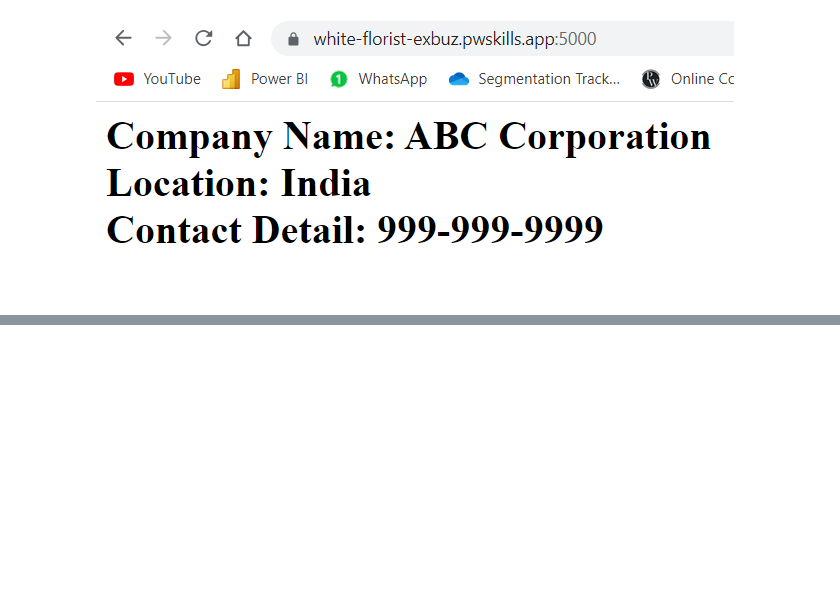
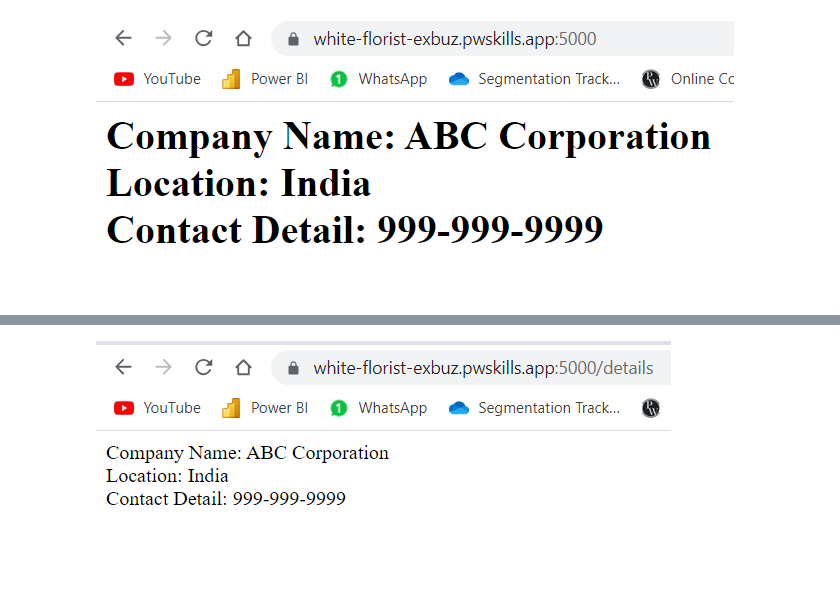
Before and after one commit to G1f75on/Data-Science-Master-2.0, a Jupyter notebook: Flask_Assg.ipynb, the cells around one changed output, grey strips where cells are left out. Drawn from its saved outputs; the diff is of its cells as text; code cells hidden in the pictures; blank space fills up the shorter version.

```diff
--- a/Flask_Assg.ipynb
+++ b/Flask_Assg.ipynb
@@ -78,0 +83,4 @@ if __name__=="__main__":
+# %%
+Image(filename='Q5-1.png')
+# %% [output]
+[figure, added]
```
Also changed, not shown: parts of 4 cells of this notebook.
